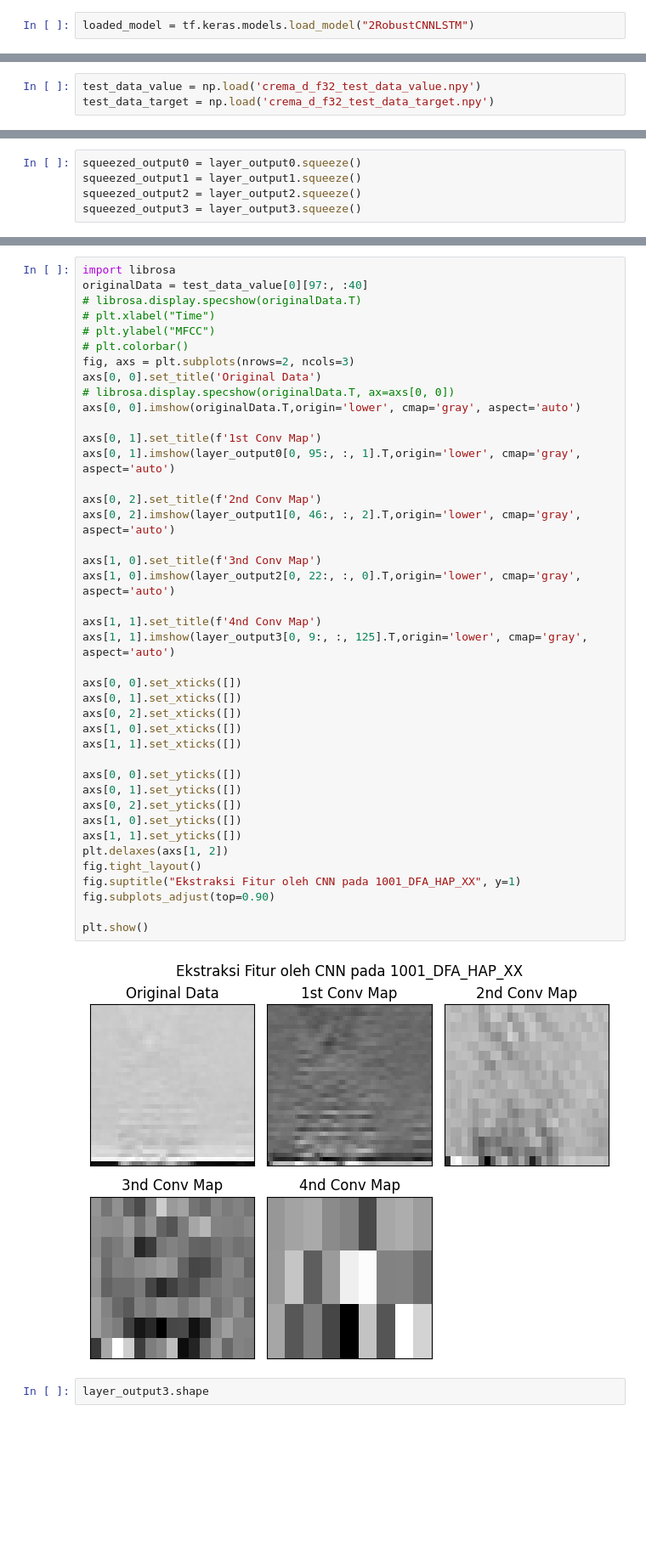
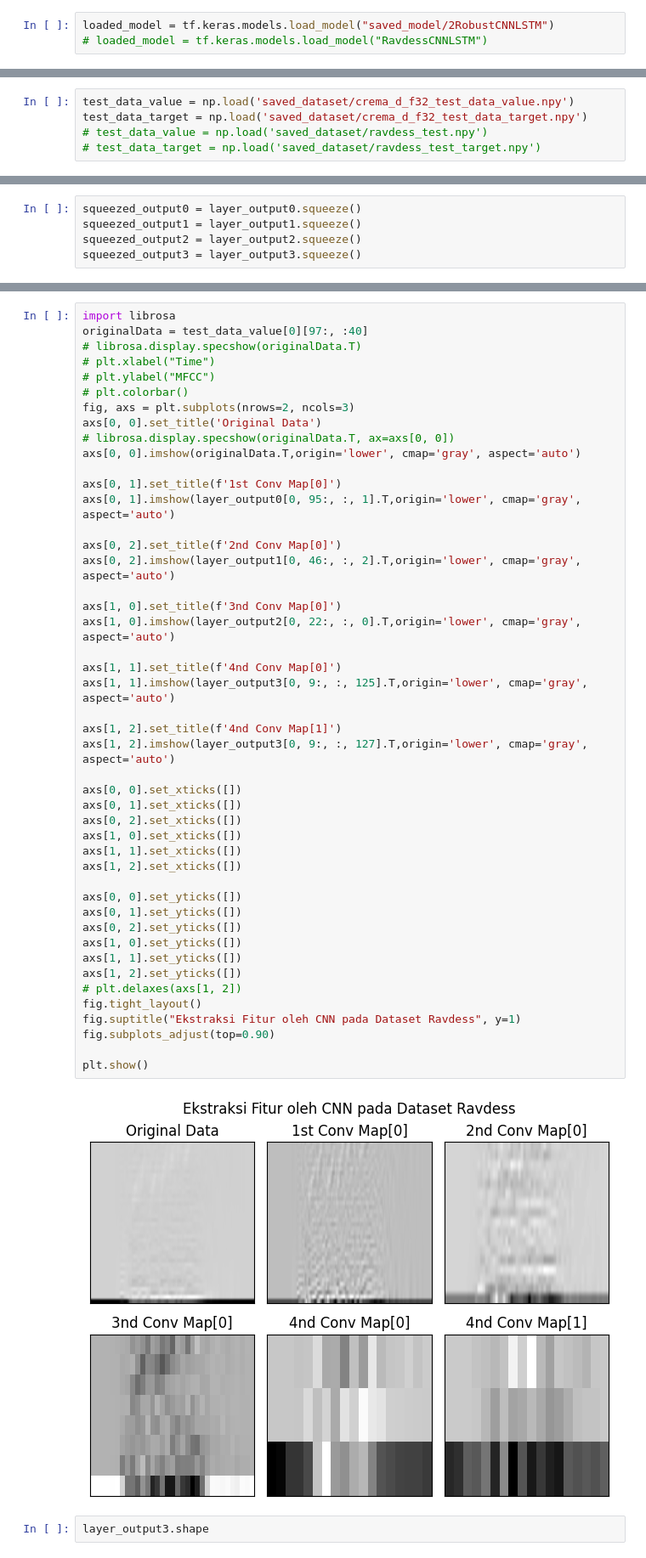
Before and after one commit to billharit/TA_SpeechEmotionRecognition, a Jupyter notebook: InspectLayer.ipynb, the cells around one changed output, grey strips where cells are left out. Shown at 85% size. Drawn from its saved outputs; the diff is of its cells as text; blank space fills up the shorter version.

```diff
--- a/InspectLayer.ipynb
+++ b/InspectLayer.ipynb
@@ -5,7 +5,8 @@ import numpy as np
 import pandas as pd
 import os
 # %%
-loaded_model = tf.keras.models.load_model("2RobustCNNLSTM")
+loaded_model = tf.keras.models.load_model("saved_model/2RobustCNNLSTM")
+# loaded_model = tf.keras.models.load_model("RavdessCNNLSTM")
 # %%
 layer_index = 0  # replace this with the index of the layer you want to inspect
 
@@ -22,3 +43,5 @@ convolution_model_layer3 = tf.keras.models.Model(inputs=loaded_model.input, outp
 # %%
-test_data_value = np.load('crema_d_f32_test_data_value.npy')
-test_data_target = np.load('crema_d_f32_test_data_target.npy')
+test_data_value = np.load('saved_dataset/crema_d_f32_test_data_value.npy')
+test_data_target = np.load('saved_dataset/crema_d_f32_test_data_target.npy')
+# test_data_value = np.load('saved_dataset/ravdess_test.npy')
+# test_data_target = np.load('saved_dataset/ravdess_test_target.npy')
@@ -69,40 +149,45 @@ originalData = test_data_value[0][97:, :40]
 # plt.colorbar()
 fig, axs = plt.subplots(nrows=2, ncols=3)
 axs[0, 0].set_title('Original Data')
 # librosa.display.specshow(originalData.T, ax=axs[0, 0])
 axs[0, 0].imshow(originalData.T,origin='lower', cmap='gray', aspect='auto')
 
-axs[0, 1].set_title(f'1st Conv Map')
+axs[0, 1].set_title(f'1st Conv Map[0]')
 axs[0, 1].imshow(layer_output0[0, 95:, :, 1].T,origin='lower', cmap='gray', aspect='auto')
 
-axs[0, 2].set_title(f'2nd Conv Map')
+axs[0, 2].set_title(f'2nd Conv Map[0]')
 axs[0, 2].imshow(layer_output1[0, 46:, :, 2].T,origin='lower', cmap='gray', aspect='auto')
 
-axs[1, 0].set_title(f'3nd Conv Map')
+axs[1, 0].set_title(f'3nd Conv Map[0]')
 axs[1, 0].imshow(layer_output2[0, 22:, :, 0].T,origin='lower', cmap='gray', aspect='auto')
 
-axs[1, 1].set_title(f'4nd Conv Map')
+axs[1, 1].set_title(f'4nd Conv Map[0]')
 axs[1, 1].imshow(layer_output3[0, 9:, :, 125].T,origin='lower', cmap='gray', aspect='auto')
+
+axs[1, 2].set_title(f'4nd Conv Map[1]')
+axs[1, 2].imshow(layer_output3[0, 9:, :, 127].T,origin='lower', cmap='gray', aspect='auto')
 
 axs[0, 0].set_xticks([])
 axs[0, 1].set_xticks([])
 axs[0, 2].set_xticks([])
 axs[1, 0].set_xticks([])
 axs[1, 1].set_xticks([])
+axs[1, 2].set_xticks([])
 
 axs[0, 0].set_yticks([])
 axs[0, 1].set_yticks([])
 axs[0, 2].set_yticks([])
 axs[1, 0].set_yticks([])
 axs[1, 1].set_yticks([])
-plt.delaxes(axs[1, 2])
+axs[1, 2].set_yticks([])
+# plt.delaxes(axs[1, 2])
 fig.tight_layout()
-fig.suptitle("Ekstraksi Fitur oleh CNN pada 1001_DFA_HAP_XX", y=1)
+fig.suptitle("Ekstraksi Fitur oleh CNN pada Dataset Ravdess", y=1)
 fig.subplots_adjust(top=0.90)
 
 plt.show()
 # %% [output]
-[figure, old version]
+[figure, new version]
 # %%
 layer_output3.shape
 # %% [output]
```
Also changed, not shown: parts of 12 cells of this notebook, 46 other files.
